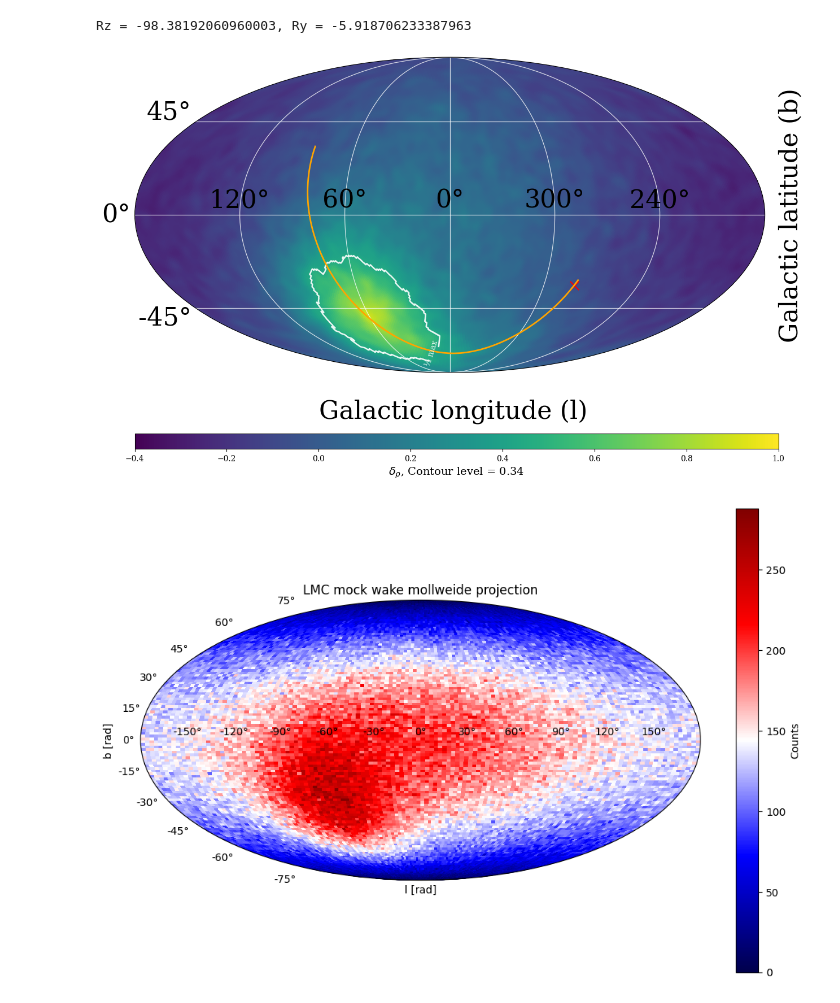
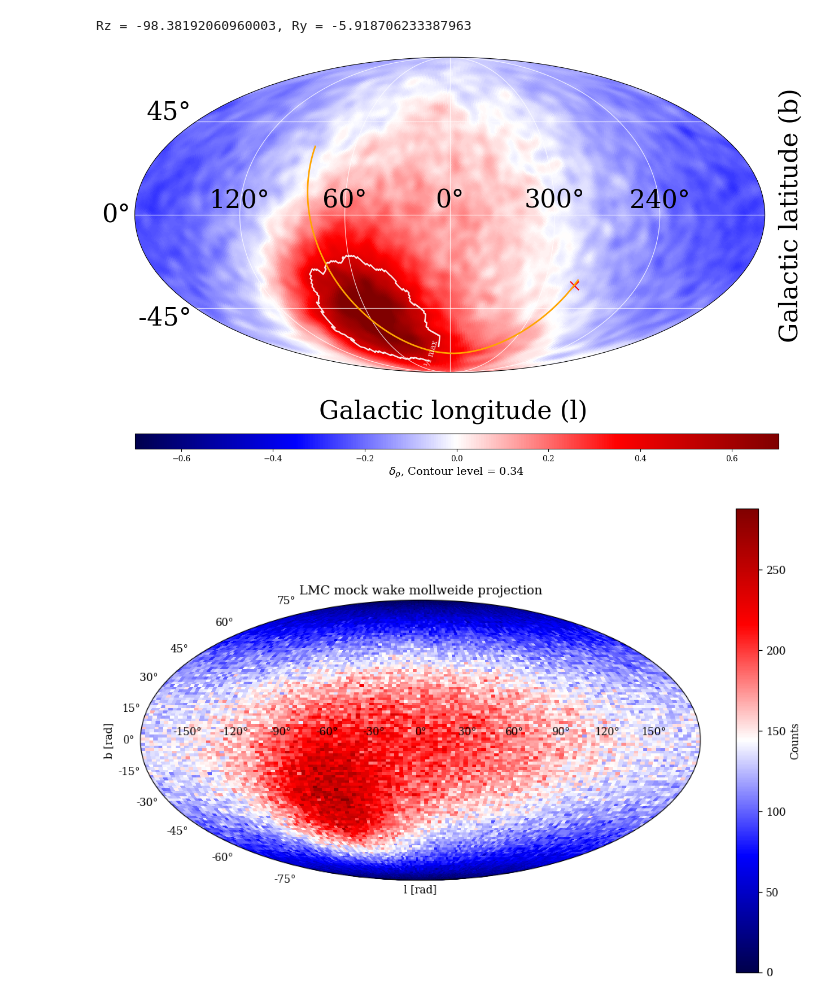
Before and after one commit to TheArchAstronomer/My_thesis, a Jupyter notebook: Hernquist_profile.ipynb, the cells around one changed output. Drawn from its saved outputs; the diff is of its cells as text; code cells hidden in the pictures.

```diff
--- a/Hernquist_profile.ipynb
+++ b/Hernquist_profile.ipynb
@@ -74,9 +74,9 @@ Part type keys: <KeysViewHDF5 ['Coordinates', 'GroupID', 'Masses', 'ParticleIDs'
 #star_coord = star_coord[np.where((star_coord[:, 0] < 0) & (star_coord[:, 0] > -200))]
 # star_coord = star_coord[np.where((star_coord[:, 0] < 0))]
 # %%
-# x = star_coord[:,0]
-# y = star_coord[:,1]
-# z = star_coord[:,2]
+x = star_coord[:,0]
+y = star_coord[:,1]
+z = star_coord[:,2]
 
 # x = star_coord_x[:,0]
 # y = star_coord_x[:,1]
@@ -294,21 +297,21 @@ fig = plt.figure(figsize=(12, 9), facecolor='white')
 ax = fig.add_subplot(111, projection="mollweide")
 
 # Neid vmin/vmax väärtusi võib vajaduse muuta, Foote-is on -0.4 kuni 1.0
+valid = np.isfinite(grid_map)
+vmax = np.nanpercentile(grid_map[valid], 99)
+vmax = float(max(vmax, 0.1))            # avoid zero; adjust as needed
+vmin = -vmax
+
 # valid = np.isfinite(grid_map)
 # vmax = np.nanpercentile(grid_map[valid], 99)
-# vmax = float(max(vmax, 0.1))            # avoid zero; adjust as needed
-# vmin = -vmax
-
-valid = np.isfinite(grid_map)
-vmax = np.nanpercentile(grid_map[valid], 99)
-vmax = 1.0           # avoid zero; adjust as needed
-vmin = -0.4
+# vmax = 1.0           # avoid zero; adjust as needed
+# vmin = -0.4
 
 # Plot map; reverse longitude to keep east-to-the-left astronomy convention
 image = ax.pcolormesh(
     longitude[::-1], latitude, grid_map,
     vmin=vmin, vmax=vmax,
-    cmap="viridis", rasterized=True,
+    cmap="seismic", rasterized=True,
 )
 
 # halfmax = 0.34* np.nanmax(grid_map[valid])
@@ -335,34 +338,34 @@ ax.scatter(
      LMC_location_today.galactic.b.radian,
      marker='x', color='red', s=120, label='LMC today (SIMBAD)'
 )
 
 # Grid and tick labels
 # ax.grid(True, color="gray", lw=0.6, alpha=0.8)
 ax.grid(True, color="white", lw=0.9, alpha=0.8)
 ax.set_longitude_grid(60)
 ax.set_latitude_grid(45)
 # ax.set_latitude_grid(30)
 ax.set_longitude_grid_ends(90)
 ax.xaxis.set_major_formatter(ThetaFormatterShiftPi(60))
 ax.tick_params(axis='x', labelsize=32, colors='black')
 ax.tick_params(axis='y', labelsize=32, colors='black')
 
 # Colorbar
 # cax = fig.add_axes([0.15, 0.08, 0.7, 0.03])
 cax = fig.add_axes([0.05, 0.08, 0.95, 0.03])
 cb = fig.colorbar(image, cax=cax, orientation="horizontal")
 cb.set_label(r"$\delta_{\rho}$, Contour level = 0.34 ", fontsize=14)
 # cb.set_label(r"Overdensity $\delta_{\rho}$ = n/⟨n⟩ − 1", fontsize=22)
 cb.solids.set_edgecolor("face")
 
 # Axis labels
 plt.figtext(0.52, 0.14, "Galactic longitude (l)", ha="center", fontsize=32)
 plt.figtext(1.00, 0.54, "Galactic latitude (b)",  va="center", rotation=90, fontsize=32)
 
 plt.subplots_adjust(bottom=0.1, top=0.98, left=0.05, right=0.98)
 plt.show()
 # %% [output]
-[figure, old version]
+[figure, new version]
 # %%
 H, lon_edges, lat_edges = np.histogram2d(
     -lon, lat,
```
Also changed, not shown: parts of 1 cell of this notebook, 1 other file.
